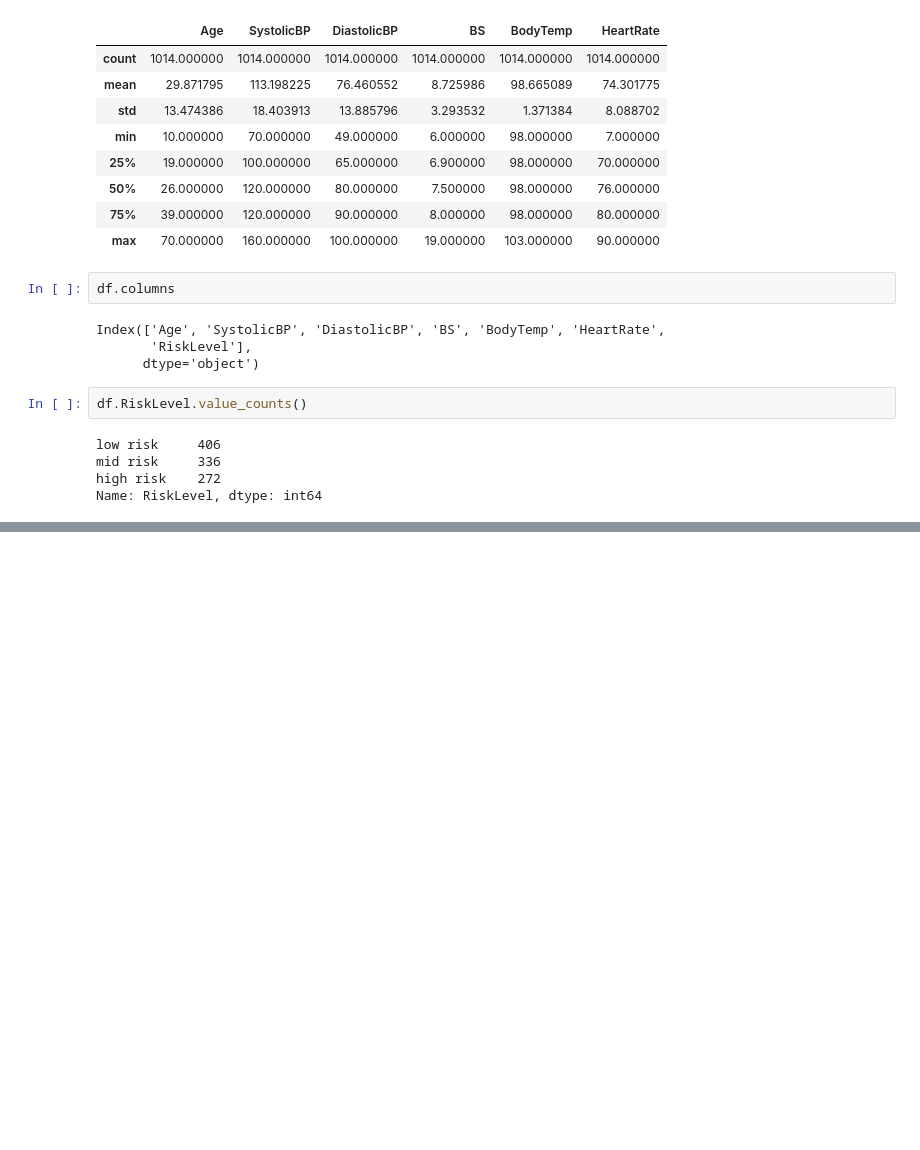
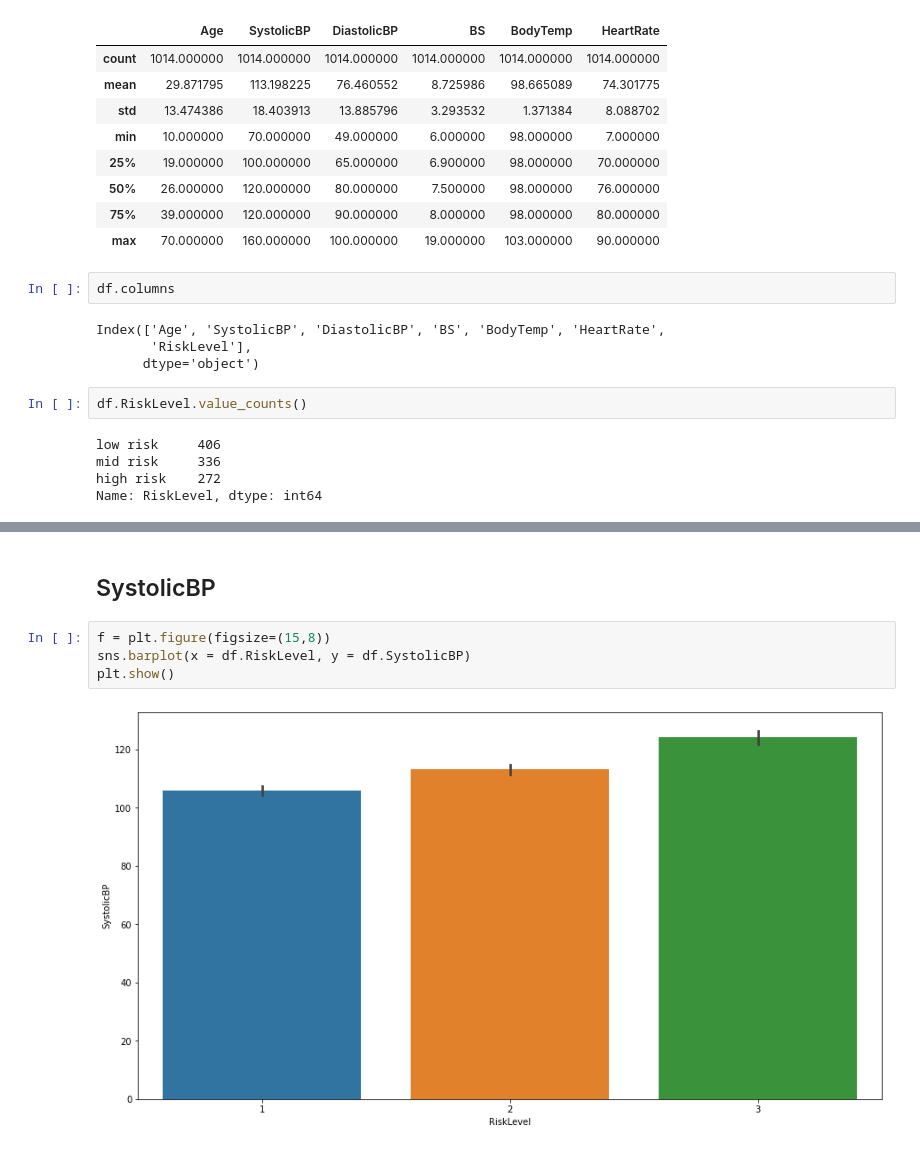
Before and after one commit to Ranakarmakar/Pregnancy-Health-Risk, a Jupyter notebook: Untitled.ipynb, the cells around one changed output, grey strips where cells are left out. Saved outputs shown, nothing was run; the diff lists cells and outputs as text; blank space fills up the shorter version.

```diff
--- a/Untitled.ipynb
+++ b/Untitled.ipynb
@@ -99,0 +161,8 @@ Name: RiskLevel, dtype: int64
+# %% [markdown]
+## SystolicBP
+# %%
+f = plt.figure(figsize=(15,8))
+sns.barplot(x = df.RiskLevel, y = df.SystolicBP)
+plt.show()
+# %% [output]
+[figure, added]
```
Also changed, not shown: parts of 58 cells of this notebook, 10 other files.
